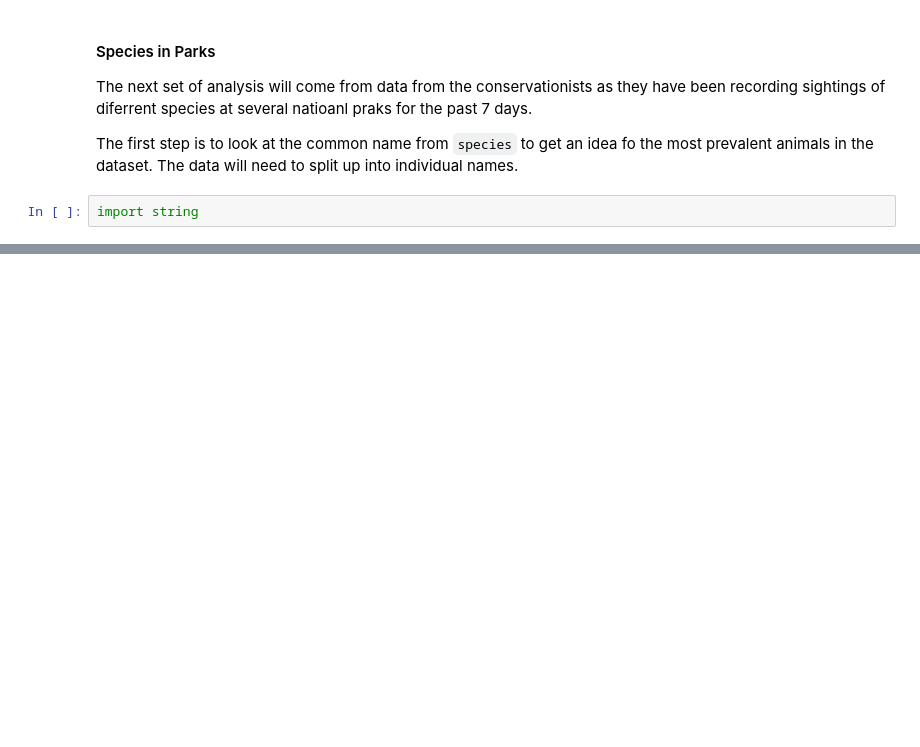
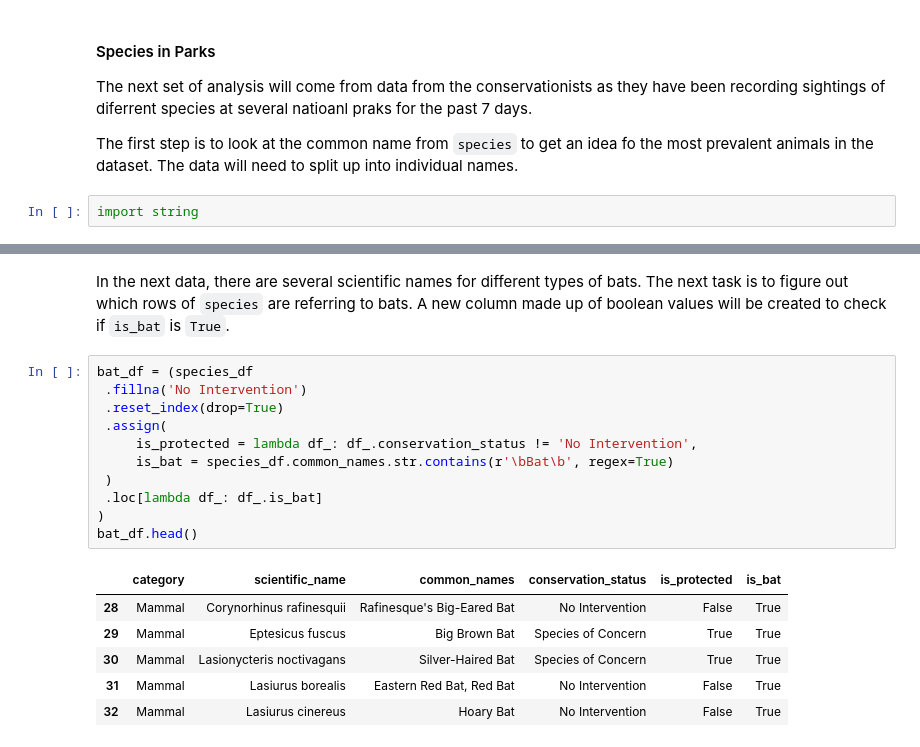
Before and after one commit to dorinMaraku/biodiversity_starter, a Jupyter notebook: biodiversity.ipynb, the cells around one changed output, grey strips where cells are left out. Saved outputs shown, nothing was run; the diff lists cells and outputs as text; blank space fills up the shorter version.

```diff
--- a/biodiversity.ipynb
+++ b/biodiversity.ipynb
@@ -368,0 +413,20 @@ common_Names
+# %% [markdown]
+In the next data, there are several scientific names for different types of bats. The next task is to figure out which rows of `species` are referring to bats. A new column made up of boolean values will be created to check if `is_bat` is `True`.
+# %%
+bat_df = (species_df
+ .fillna('No Intervention')
+ .reset_index(drop=True)
+ .assign(
+     is_protected = lambda df_: df_.conservation_status != 'No Intervention',
+     is_bat = species_df.common_names.str.contains(r'\bBat\b', regex=True)
+ )
+ .loc[lambda df_: df_.is_bat]
+)
+bat_df.head()
+# %% [output]
+|  | category | scientific_name | common_names | conservation_status | is_protected | is_bat |
+| 28 | Mammal | Corynorhinus rafinesquii | Rafinesque's Big-Eared Bat | No Intervention | False | True |
+| 29 | Mammal | Eptesicus fuscus | Big Brown Bat | Species of Concern | True | True |
+| 30 | Mammal | Lasionycteris noctivagans | Silver-Haired Bat | Species of Concern | True | True |
+| 31 | Mammal | Lasiurus borealis | Eastern Red Bat, Red Bat | No Intervention | False | True |
+| 32 | Mammal | Lasiurus cinereus | Hoary Bat | No Intervention | False | True |
```
Also changed, not shown: parts of 18 cells of this notebook.
